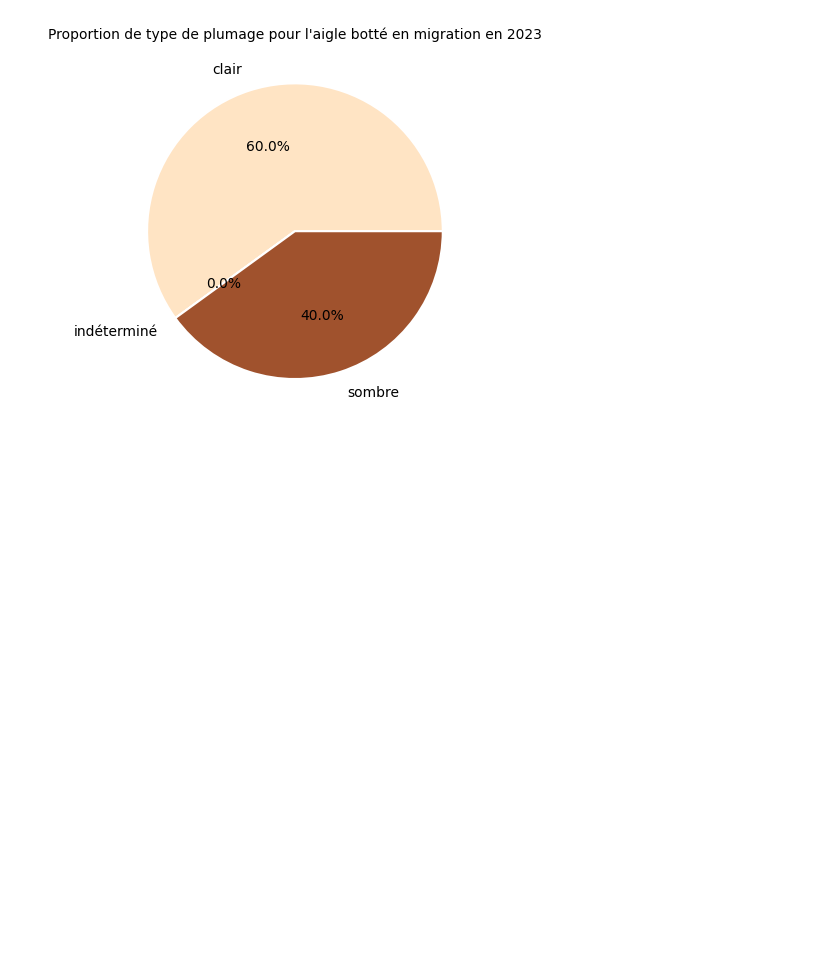
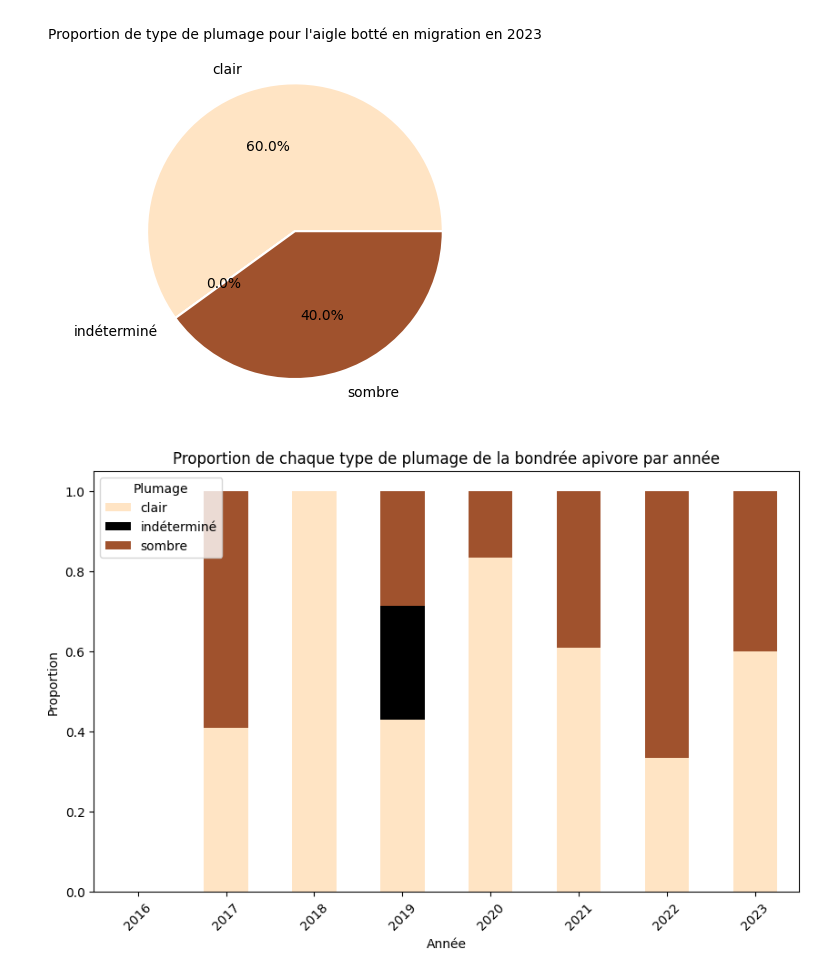
Before and after one commit to amelietatin/oiseaux_cols_libres, a Jupyter notebook: code/9_dernieres_analyses_update.ipynb, the cells around one changed output. Saved outputs shown, nothing was run; the diff lists cells and outputs as text; code cells hidden in the pictures; blank space fills up the shorter version.

```diff
--- a/code/9_dernieres_analyses_update.ipynb
+++ b/code/9_dernieres_analyses_update.ipynb
@@ -1386,0 +1377,28 @@ plt.savefig('../figures/figures_finales_rapport/prop_plumage_aigle_botté_2023_1
+# %%
+n_obs_aigle_botte_plumage = n_obs_aigle_botte_plumage[(n_obs_aigle_botte_plumage['Année'] >= 2016)]
+
+# Pivot the data to get the sum of observations per 'Année' and 'plumage'
+df_pivot = n_obs_aigle_botte_plumage.pivot_table(index="Année", columns="plumage", values="direction1", aggfunc="sum", fill_value=0)
+
+# Normalize to get proportions
+df_pivot = df_pivot.div(df_pivot.sum(axis=1), axis=0)
+
+# Define custom colors
+custom_colors = ['bisque', 'black', 'sienna']
+
+# Plot stacked bar chart
+ax = df_pivot.plot(kind="bar", stacked=True, color=custom_colors, figsize=(10, 6))
+
+plt.xlabel("Année")
+plt.ylabel("Proportion")
+plt.title("Proportion de chaque type de plumage de la bondrée apivore par année")
+plt.legend(title="Plumage")
+plt.xticks(rotation=45)
+
+# Save the figure before showing it
+plt.savefig('../figures/figures_finales_rapport/prop_plumage_aigle_botté_tous_les_ans_15_juil_15_sept.png')
+
+# Show the plot after saving
+plt.show()
+# %% [output]
+[figure, added]
```
Also changed, not shown: parts of 14 cells of this notebook, 2 other files.
